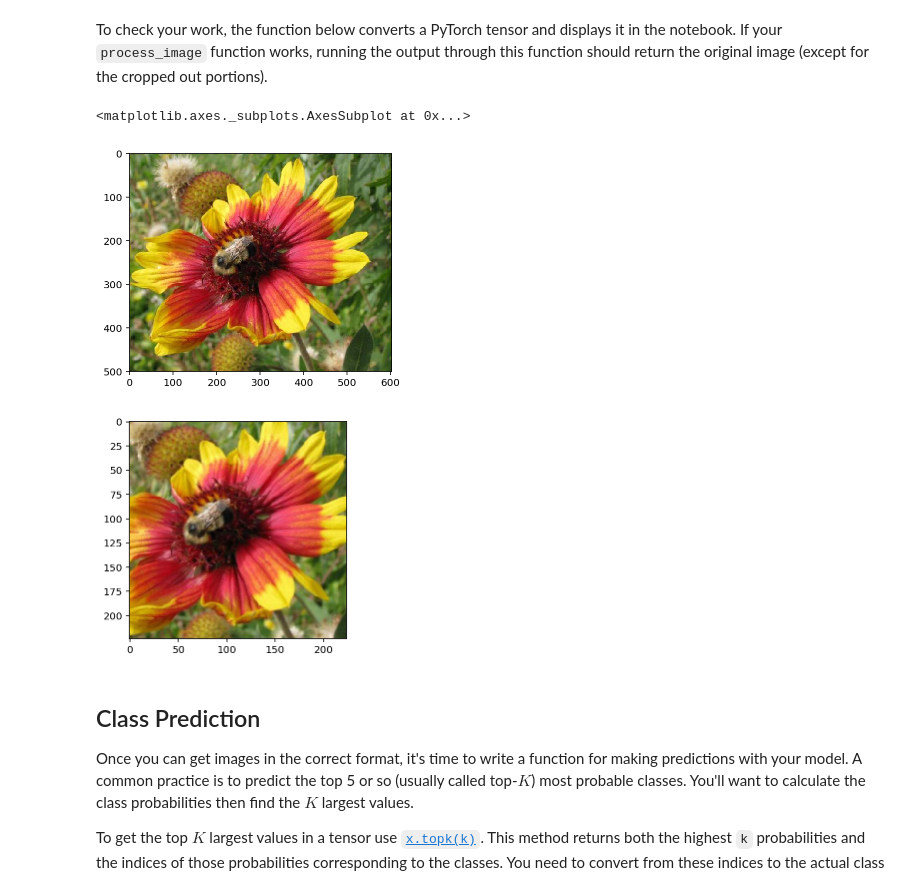
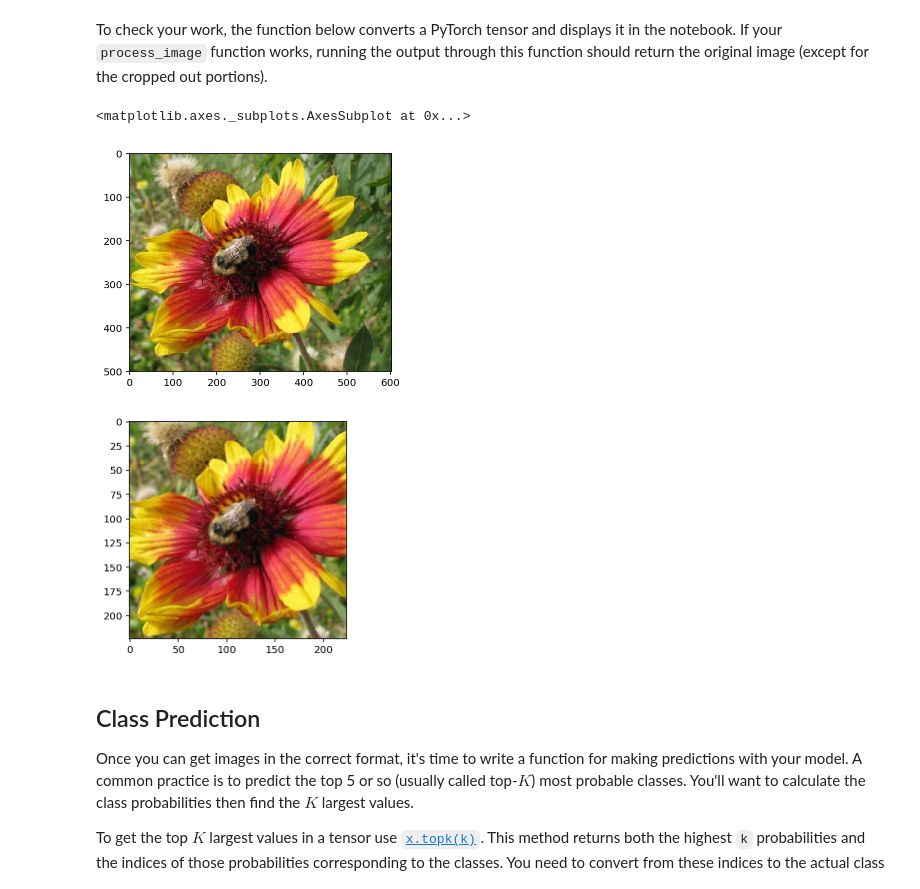
Before and after one commit to jcylim/Image_Classifier_With_Deep-Learning, a Jupyter notebook: Image Classifier Project.ipynb, the cells around one changed output. Saved outputs shown, nothing was run; the diff lists cells and outputs as text; code cells hidden in the pictures.

```diff
--- a/Image Classifier Project.ipynb
+++ b/Image Classifier Project.ipynb
@@ -364,15 +364,31 @@ def process_image(image):
         returns an Numpy array
     '''
     # TODO: Process a PIL image for use in a PyTorch model
+    size = [256]
+    new_dim = 224
+    mean = np.array([0.485, 0.456, 0.406])
+    sd = np.array([0.229, 0.224, 0.225])
+
     original_img = Image.open(image)
+    w, h = original_img.size
 
-    transform = transforms.Compose([transforms.Resize(256),
-                                    transforms.CenterCrop(224),
-                                    transforms.ToTensor(),
-                                    transforms.Normalize([0.485, 0.456, 0.406],
-                                                            [0.229, 0.224, 0.225])])
+    shorter_side = min(w, h)
+    size.insert(0, shorter_side)
 
-    img = transform(original_img)
+    original_img.thumbnail(size, Image.ANTIALIAS)
+
+    left = (256 - new_dim)/2
+    top = (256 - new_dim)/2
+    right = (256 + new_dim)/2
+    bottom = (256 + new_dim)/2
+
+    img = original_img.crop((left, top, right, bottom))
+    img = np.array(img)
+    img = img/255
+
+    img = (img - mean)/sd
+
+    img = np.transpose(img, (2, 0, 1))
 
     return img
 
@@ -385,34 +401,34 @@ To check your work, the function below converts a PyTorch tensor and displays it
 # %%
 def imshow(image, ax=None, title=None):
     if ax is None:
         fig, ax = plt.subplots()
 
     # PyTorch tensors assume the color channel is the first dimension
     # but matplotlib assumes is the third dimension
-    image = image.numpy().transpose((1, 2, 0))
+    image = image.transpose((1, 2, 0))
 
     # Undo preprocessing
     mean = np.array([0.485, 0.456, 0.406])
     std = np.array([0.229, 0.224, 0.225])
     image = std * image + mean
 
     # Image needs to be clipped between 0 and 1 or it looks like noise when displayed
     image = np.clip(image, 0, 1)
 
     ax.imshow(image)
 
     return ax
 
 # Before transform
 with Image.open(img_path) as image:
     plt.imshow(image)
 
 # After transform
 imshow(img)
 # %% [output]
 <matplotlib.axes._subplots.AxesSubplot at 0x...>
 [figure]
-[figure, old version]
+[figure, new version]
 # %% [markdown]
 ## Class Prediction
 
```
Also changed, not shown: parts of 4 cells of this notebook, 4 other files.
